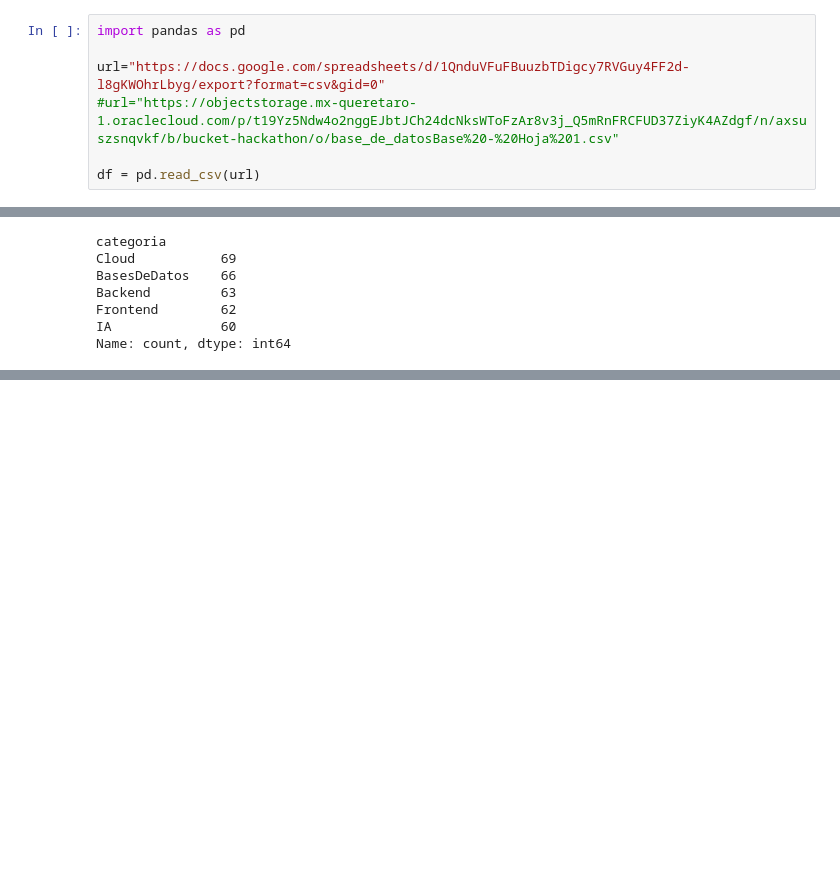
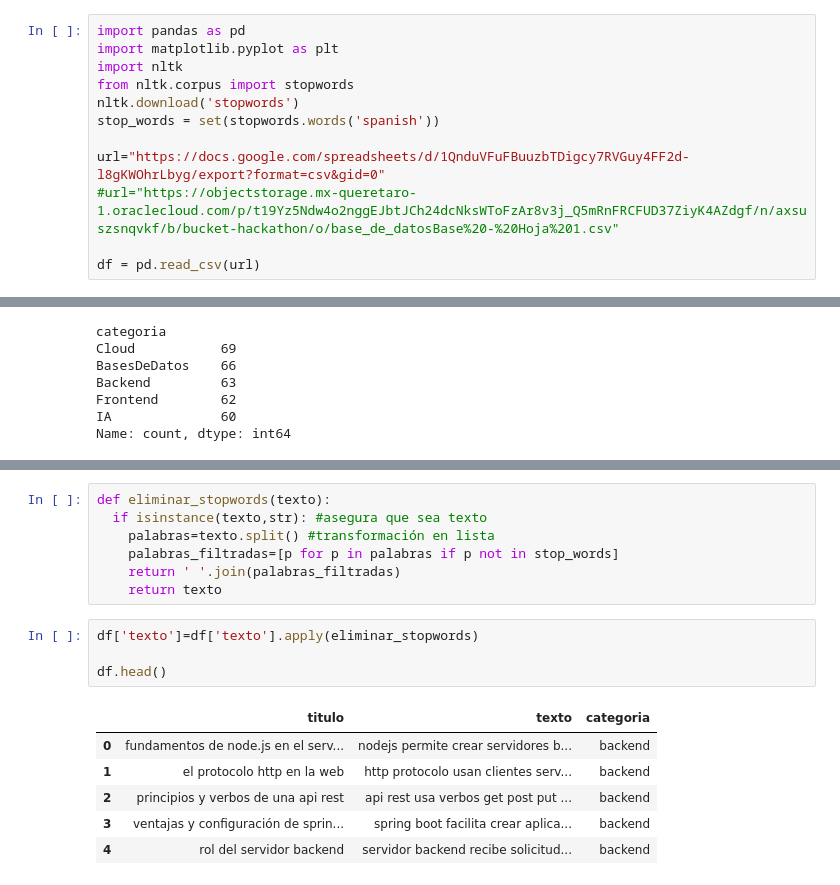
Before and after one commit to No-Country-simulation/G9-LATAM-TEAM-67, a Jupyter notebook: dataset.ipynb, the cells around one changed output, grey strips where cells are left out. Saved outputs shown, nothing was run; the diff lists cells and outputs as text; blank space fills up the shorter version.

```diff
--- a/dataset.ipynb
+++ b/dataset.ipynb
@@ -1,5 +1,10 @@
 # %%
 import pandas as pd
+import matplotlib.pyplot as plt
+import nltk
+from nltk.corpus import stopwords
+nltk.download('stopwords')
+stop_words = set(stopwords.words('spanish'))
 
 url="https://docs.google.com/spreadsheets/d/1QnduVFuFBuuzbTDigcy7RVGuy4FF2d-l8gKWOhrLbyg/export?format=csv&gid=0"
 #url="https://objectstorage.mx-queretaro-1.oraclecloud.com/p/t19Yz5Ndw4o2nggEJbtJCh24dcNksWToFzAr8v3j_Q5mRnFRCFUD37ZiyK4AZdgf/n/axsuszsnqvkf/b/bucket-hackathon/o/base_de_datosBase%20-%20Hoja%201.csv"
@@ -163,0 +179,18 @@ df['texto'] = df['texto'].str.replace(r'[^\w\s]|_', '', regex=True)
+# %%
+def eliminar_stopwords(texto):
+  if isinstance(texto,str): #asegura que sea texto
+    palabras=texto.split() #transformación en lista
+    palabras_filtradas=[p for p in palabras if p not in stop_words]
+    return ' '.join(palabras_filtradas)
+    return texto
+# %%
+df['texto']=df['texto'].apply(eliminar_stopwords)
+
+df.head()
+# %% [output]
+|  | titulo | texto | categoria |
+| 0 | fundamentos de node.js en el serv... | nodejs permite crear servidores b... | backend |
+| 1 | el protocolo http en la web | http protocolo usan clientes serv... | backend |
+| 2 | principios y verbos de una api rest | api rest usa verbos get post put ... | backend |
+| 3 | ventajas y configuración de sprin... | spring boot facilita crear aplica... | backend |
+| 4 | rol del servidor backend | servidor backend recibe solicitud... | backend |
```
Also changed, not shown: parts of 20 cells of this notebook.
